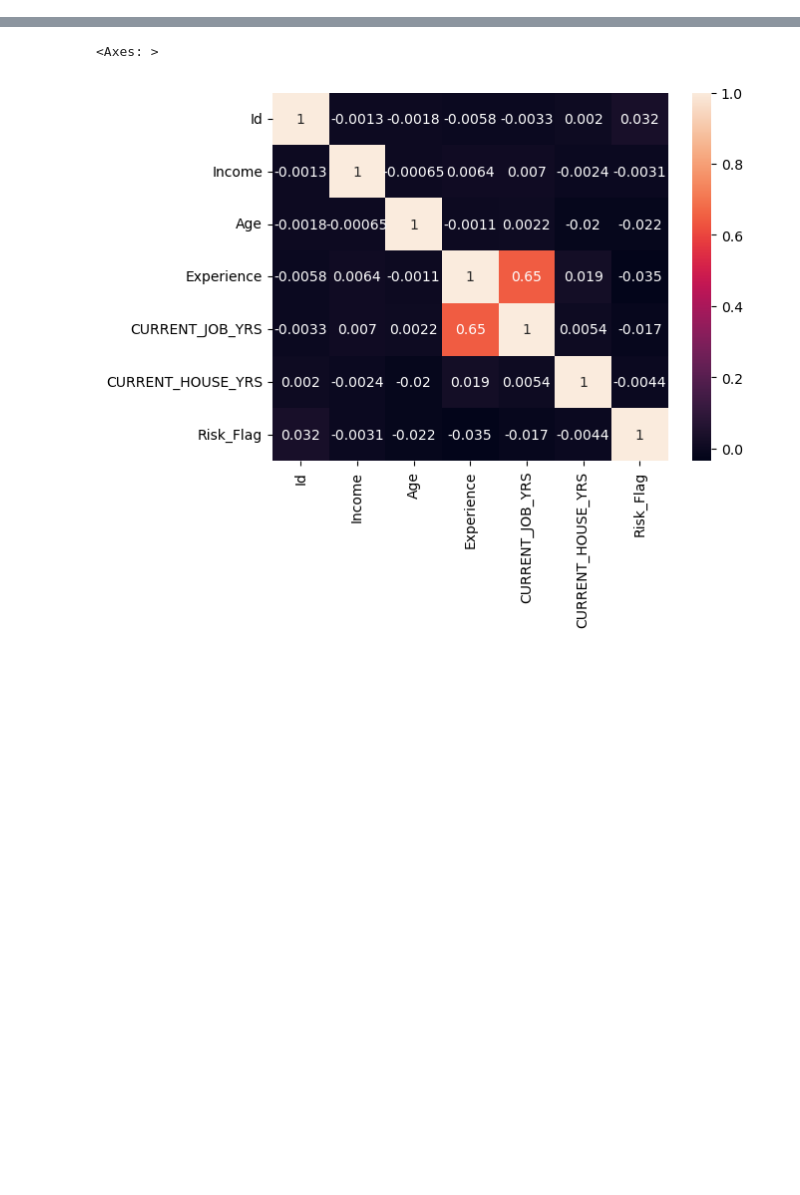
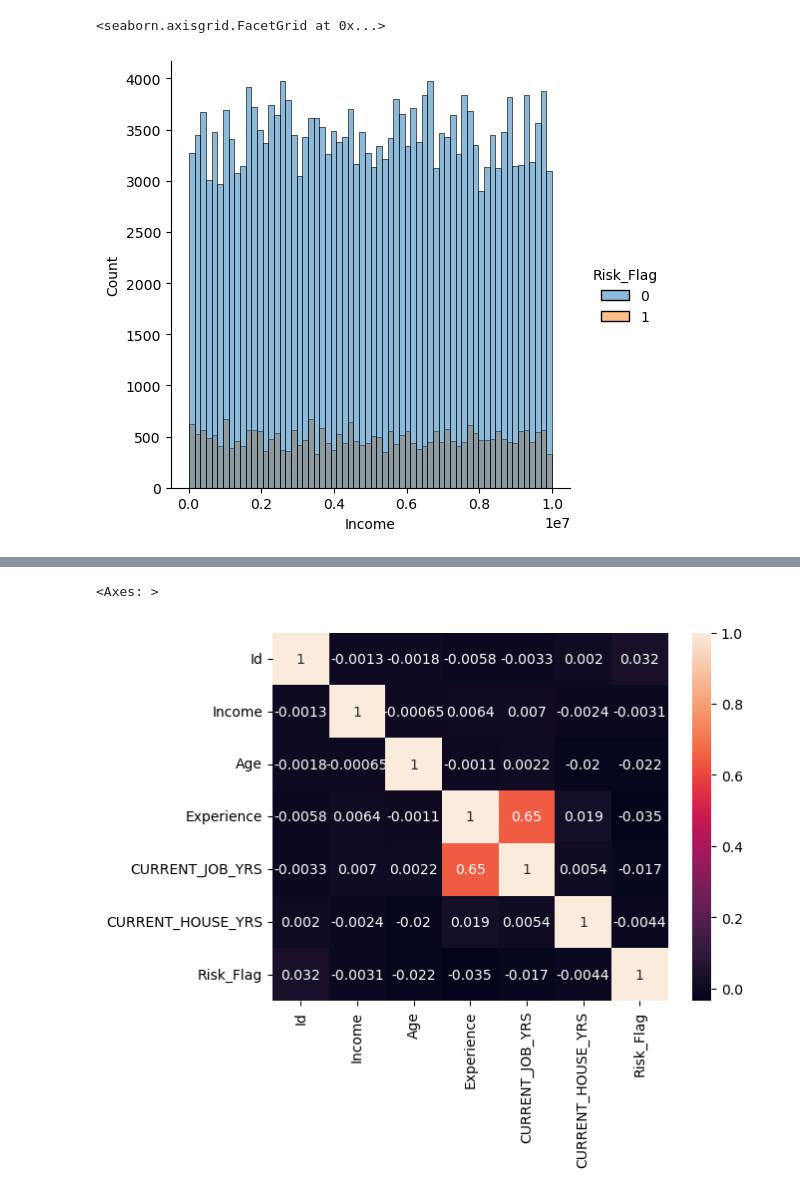
Before and after one commit to Gabinson200/CITI_2023_Summer_Intern, a Jupyter notebook: defult_data_visualization0.1.ipynb, the cells around one changed output, grey strips where cells are left out. Saved outputs shown, nothing was run; the diff lists cells and outputs as text; code cells hidden in the pictures; blank space fills up the shorter version.

Commit message:
more visuals

```diff
--- a/defult_data_visualization0.1.ipynb
+++ b/defult_data_visualization0.1.ipynb
@@ -54,0 +49,5 @@ memory usage: 25.0+ MB
+# %%
+sns.displot(data = df, x = df.Income, hue = df.Risk_Flag)
+# %% [output]
+<seaborn.axisgrid.FacetGrid at 0x...>
+[figure, added]
```
Also changed, not shown: parts of 15 cells of this notebook.
